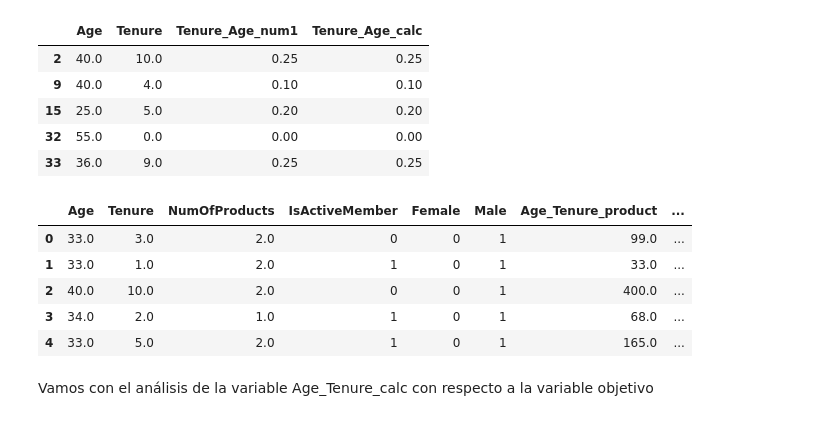
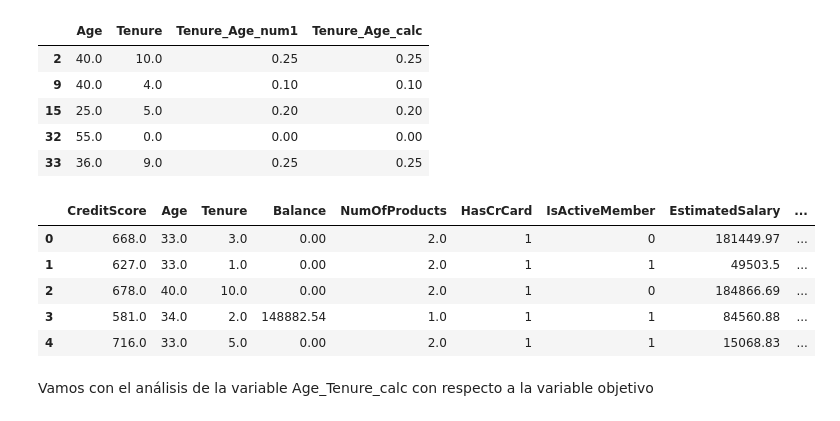
Before and after one commit to 4GeeksAcademy/Proyecto-Bank-Churn-Eli-Isa, a Jupyter notebook: src/explore-Isa.ipynb, the cells around one changed output. Drawn from its saved outputs; the diff is of its cells as text; code cells hidden in the pictures.

```diff
--- a/src/explore-Isa.ipynb
+++ b/src/explore-Isa.ipynb
@@ -207,0 +186,7 @@ Comprobamos la variable creada:
+# %%
+data_clean["Sex"]=data_raw["Male"]
+
+data_clean['Countries'] = data_raw['France'] * 1 + data_raw['Germany'] * 2 + data_raw['Spain'] * 3
+
+# Mostrar el DataFrame resultante
+data_clean.head()
@@ -216,0 +228,3 @@ Está correcta la variable: Sex=0 son las mujeres (Female) y Sex=1 son los hombr
+# %%
+data_clean.drop(["Male","Female","Germany","Spain","France"],axis=1,inplace=True)
+data_clean.head()
@@ -299,9 +320,9 @@ Primero vemos gráficamente cómo se relacionan, después veamos si observamos a
 # %% [markdown]
 Primero transformamos la variable a número
 # %%
-data_sub_isa['Tenure_Age_num1'] = data_raw['Tenure_Age'].apply(pd.to_numeric, errors='coerce')
-data_sub_isa['Tenure_Age_num2'] = data_raw['Tenure_Age'].str.replace('.', '').str.replace(',', '.').astype(float)
-data_sub_isa[['Tenure','Age','Tenure_Age','Tenure_Age_num1','Tenure_Age_num2']].head()
+data_clean['Tenure_Age_num1'] = data_raw['Tenure_Age'].apply(pd.to_numeric, errors='coerce')
+data_clean['Tenure_Age_num2'] = data_raw['Tenure_Age'].str.replace('.', '').str.replace(',', '.').astype(float)
+data_clean[['Tenure','Age','Tenure_Age','Tenure_Age_num1','Tenure_Age_num2']].head()
 # %% [output]
 |  | Tenure | Age | Tenure_Age | Tenure_Age_num1 | Tenure_Age_num2 |
 | 0 | 3.0 | 33.0 | 9.090.909.090.909.090,00 | NaN | 9.090909e+15 |
@@ -322,9 +343,9 @@ data_sub_isa["Tenure_Age_num1"].isna().sum()/len(data_sub_isa["Tenure_Age_num1"]
 # %% [markdown]
 Tabla4
 # %%
-aux=data_sub_isa["Tenure_Age_num1"].dropna()
-data_sub_isa['Tenure_Age_calc']=data_sub_isa['Tenure']/data_sub_isa['Age']
-data_sub_isa[['Age','Tenure','Tenure_Age_num1','Tenure_Age_calc']].loc[aux.index].head()
+aux=data_clean["Tenure_Age_num1"].dropna()
+data_clean['Tenure_Age_calc']=data_clean['Tenure']/data_clean['Age']
+data_clean[['Age','Tenure','Tenure_Age_num1','Tenure_Age_calc']].loc[aux.index].head()
 # %% [output]
 |  | Age | Tenure | Tenure_Age_num1 | Tenure_Age_calc |
 | 2 | 40.0 | 10.0 | 0.25 | 0.25 |
@@ -333,15 +354,15 @@ data_sub_isa[['Age','Tenure','Tenure_Age_num1','Tenure_Age_calc']].loc[aux.index
 | 32 | 55.0 | 0.0 | 0.00 | 0.00 |
 | 33 | 36.0 | 9.0 | 0.25 | 0.25 |
 # %%
-data_sub_isa.drop(['Tenure_Age','Tenure_Age_num1','Tenure_Age_num2'],axis=1,inplace=True)
-data_sub_isa.head()
+data_clean.drop(['Tenure_Age','Tenure_Age_num1','Tenure_Age_num2'],axis=1,inplace=True)
+data_clean.head()
 # %% [output]
-|  | Age | Tenure | NumOfProducts | IsActiveMember | Female | Male | Age_Tenure_product | ... |
-| 0 | 33.0 | 3.0 | 2.0 | 0 | 0 | 1 | 99.0 | ... |
-| 1 | 33.0 | 1.0 | 2.0 | 1 | 0 | 1 | 33.0 | ... |
-| 2 | 40.0 | 10.0 | 2.0 | 0 | 0 | 1 | 400.0 | ... |
-| 3 | 34.0 | 2.0 | 1.0 | 1 | 0 | 1 | 68.0 | ... |
-| 4 | 33.0 | 5.0 | 2.0 | 1 | 0 | 1 | 165.0 | ... |
+|  | CreditScore | Age | Tenure | Balance | NumOfProducts | HasCrCard | IsActiveMember | EstimatedSalary | ... |
+| 0 | 668.0 | 33.0 | 3.0 | 0.00 | 2.0 | 1 | 0 | 181449.97 | ... |
+| 1 | 627.0 | 33.0 | 1.0 | 0.00 | 2.0 | 1 | 1 | 49503.5 | ... |
+| 2 | 678.0 | 40.0 | 10.0 | 0.00 | 2.0 | 1 | 0 | 184866.69 | ... |
+| 3 | 581.0 | 34.0 | 2.0 | 148882.54 | 1.0 | 1 | 1 | 84560.88 | ... |
+| 4 | 716.0 | 33.0 | 5.0 | 0.00 | 2.0 | 1 | 1 | 15068.83 | ... |
 # %% [markdown]
 Vamos con el análisis de la variable Age_Tenure_calc con respecto a la variable objetivo
 # %%
```
Also changed, not shown: parts of 52 cells of this notebook, 1 other file.
